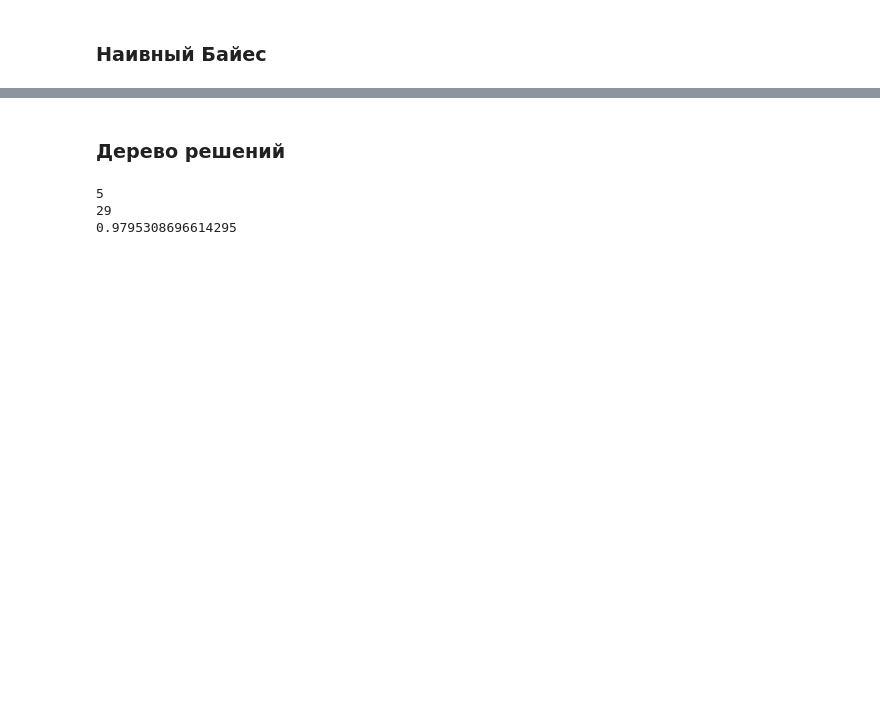
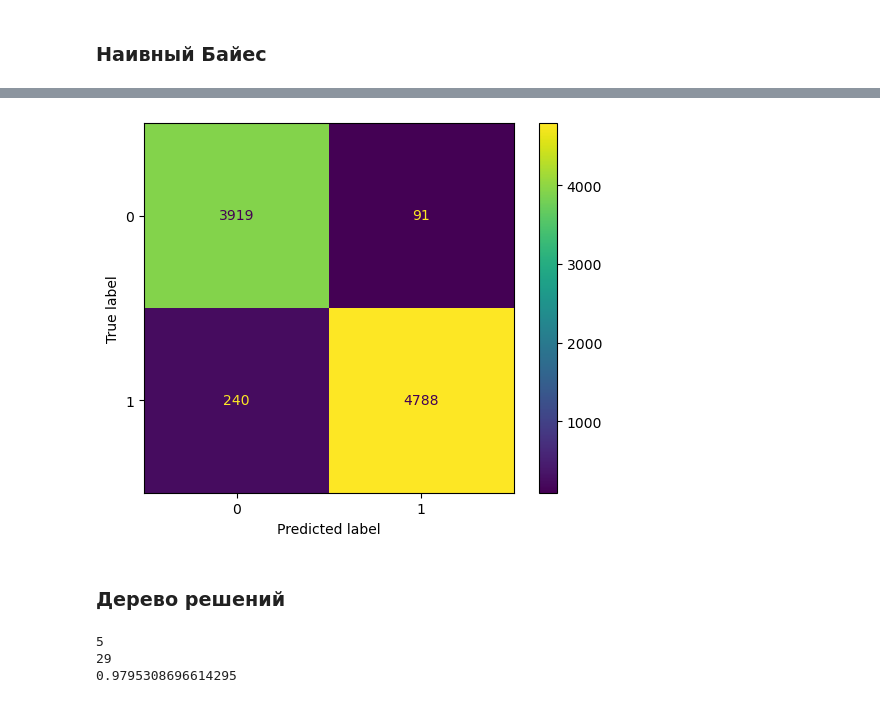
Before and after one commit to twisted1g/BigDataLabs, a Jupyter notebook: lab5/classification.ipynb, the cells around one changed output, grey strips where cells are left out. Cells and saved outputs as stored; diff of their text form; code cells hidden in the pictures; blank space fills up the shorter version.

```diff
--- a/lab5/classification.ipynb
+++ b/lab5/classification.ipynb
@@ -56,3 +106,10 @@ print(accuracy_score(y_test, nb_predicts))
+# %%
+from sklearn.metrics import ConfusionMatrixDisplay
+
+ConfusionMatrixDisplay.from_estimator(nb_model, X_test_pca, y_test)
+plt.show()
+# %% [output]
+[figure, added]
 # %% [markdown]
 ### Дерево решений
 # %%
```
Also changed, not shown: parts of 20 cells of this notebook.
